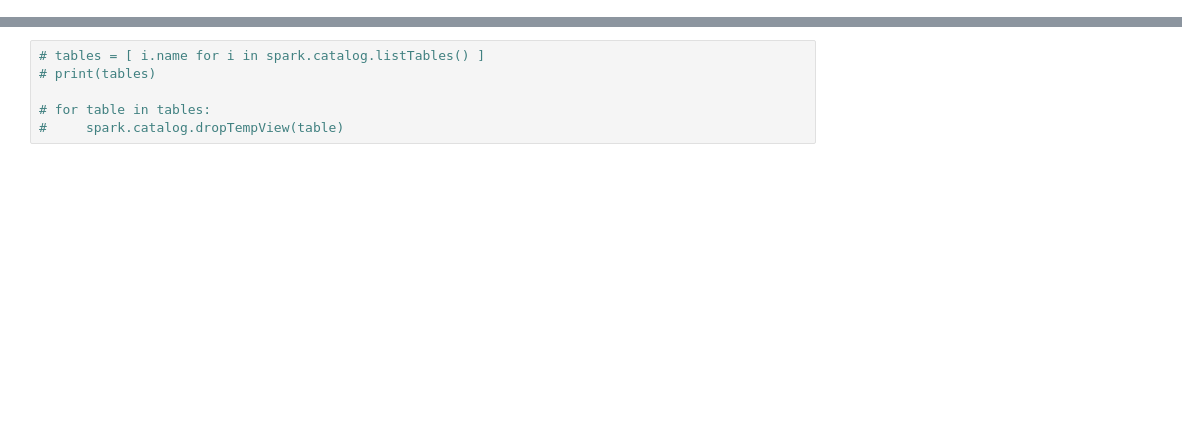
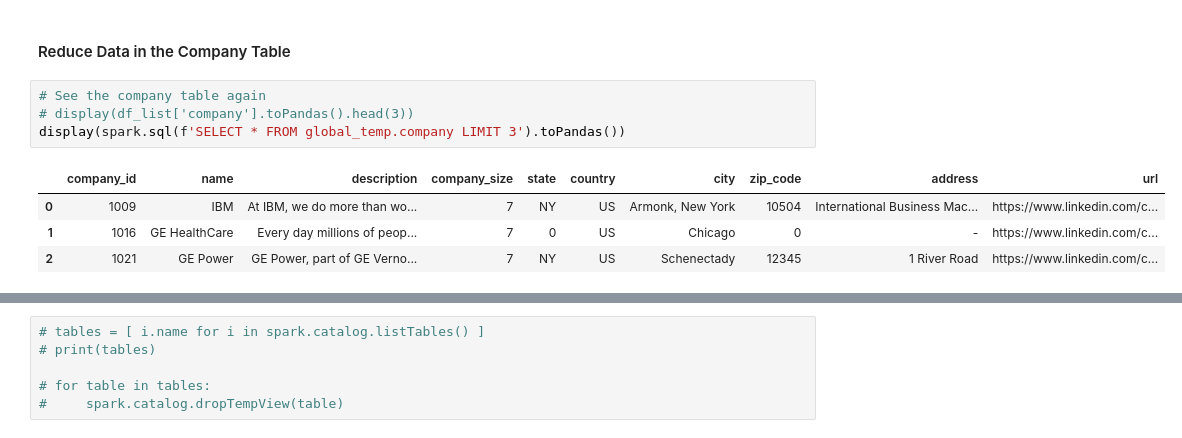
Before and after one commit to AndhikaWB/linkedin-job-postings-analysis, a Jupyter notebook: main.ipynb, the cells around one changed output, grey strips where cells are left out. Saved outputs shown, nothing was run; the diff lists cells and outputs as text; blank space fills up the shorter version.

```diff
--- a/main.ipynb
+++ b/main.ipynb
@@ -211,0 +375,11 @@ spark.sql('SELECT * FROM job_postings WHERE LOWER(title) LIKE "%data%"').toPanda
+# %% [markdown]
+#### Reduce Data in the Company Table
+# %%
+# See the company table again
+# display(df_list['company'].toPandas().head(3))
+display(spark.sql(f'SELECT * FROM global_temp.company LIMIT 3').toPandas())
+# %% [output]
+|  | company_id | name | description | company_size | state | country | city | zip_code | address | url |
+| 0 | 1009 | IBM | At IBM, we do more than wo... | 7 | NY | US | Armonk, New York | 10504 | International Business Mac... | https://www.linkedin.com/c... |
+| 1 | 1016 | GE HealthCare | Every day millions of peop... | 7 | 0 | US | Chicago | 0 | - | https://www.linkedin.com/c... |
+| 2 | 1021 | GE Power | GE Power, part of GE Verno... | 7 | NY | US | Schenectady | 12345 | 1 River Road | https://www.linkedin.com/c... |
```
Also changed, not shown: parts of 65 cells of this notebook, 5 other files.
